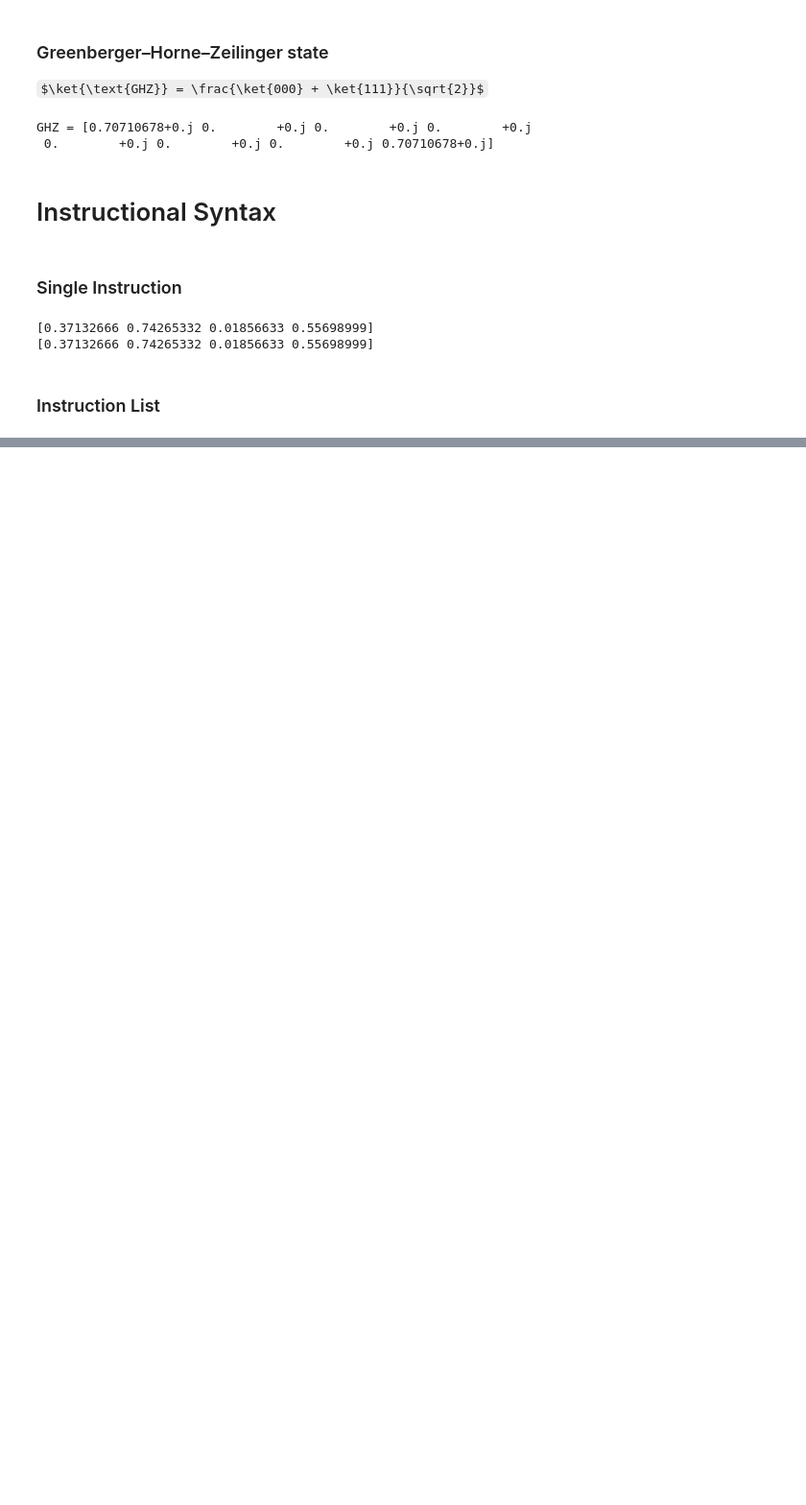
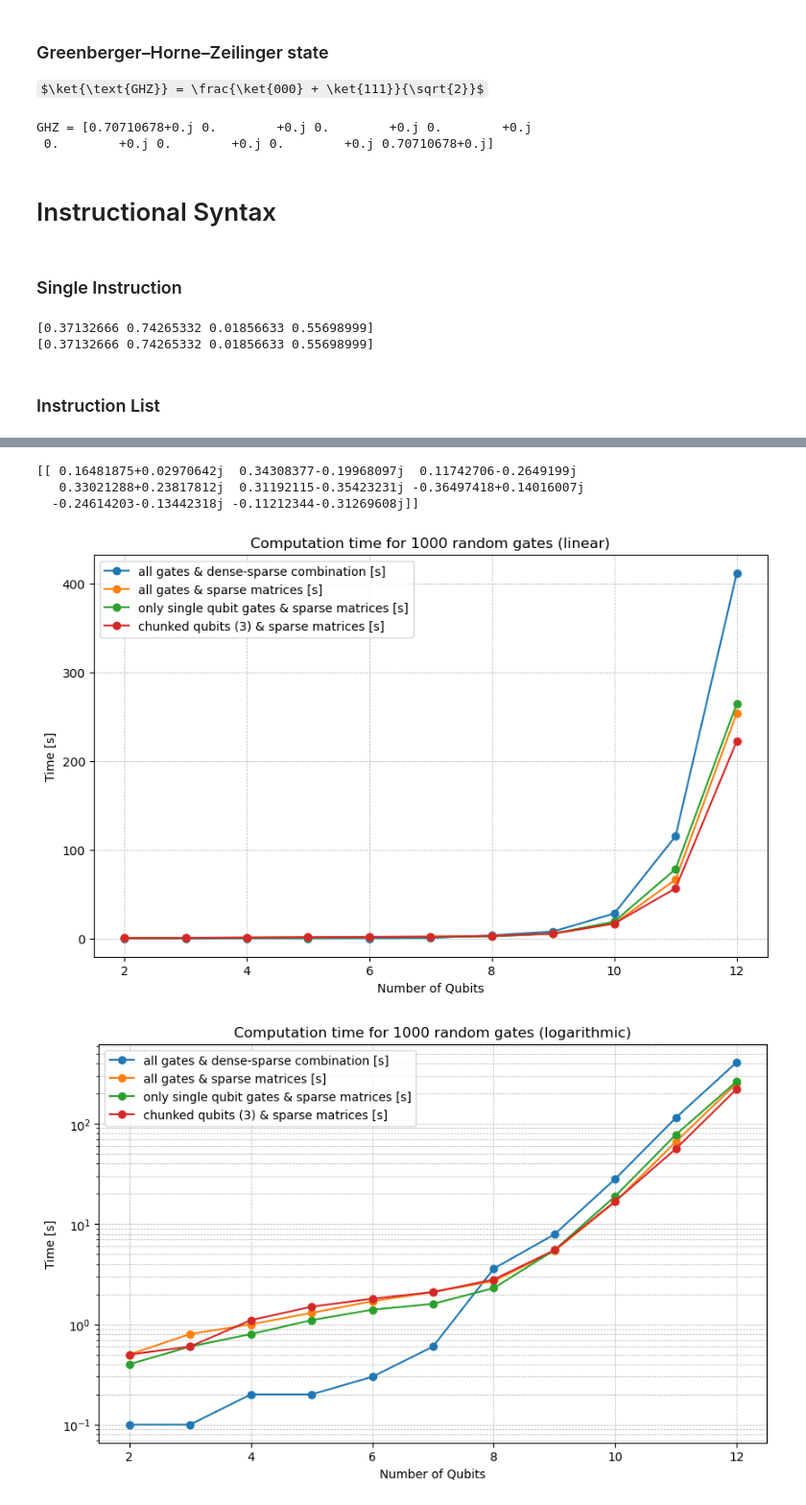
Before and after one commit to Vladulay/quantum-computer-simulation, a Jupyter notebook: tutorial.ipynb, the cells around one changed output, grey strips where cells are left out. Shown at 96% size. Drawn from its saved outputs; the diff is of its cells as text; code cells hidden in the pictures; some formulas as TeX source; blank space fills up the shorter version.

```diff
--- a/tutorial.ipynb
+++ b/tutorial.ipynb
@@ -265,0 +453,68 @@ print(state)
+# %%
+qubit_amount =  3
+
+# state prep |0000...0000〉
+state = np.zeros((2**qubit_amount,))
+state[0] = 1
+state_sparse = csr_matrix(state)
+
+for gate_number in range(0,1000):
+    instr = go.instruction.chunked_random_instruction(qubit_amount,3)
+
+    state_sparse = go.apply_instruction(state_sparse, instr , qubit_amount)
+
+print(state_sparse.toarray().T)
+# %% [output]
+[[ 0.16481875+0.02970642j  0.34308377-0.19968097j  0.11742706-0.2649199j
+   0.33021288+0.23817812j  0.31192115-0.35423231j -0.36497418+0.14016007j
+  -0.24614203-0.13442318j -0.11212344-0.31269608j]]
+# %%
+# Data from the table
+qubits = [2, 3, 4, 5, 6, 7, 8, 9, 10, 11, 12]
+non_sparse = [0.1, 0.1, 0.2, 0.2, 0.3, 0.6, 3.6, 7.9, 28.2, 115.2,411.6]
+all_gates = [0.5, 0.8, 1.0, 1.3, 1.7, 2.1, 2.7, 5.4, 16.7, 66.4, 254.0]
+single_qubit_gates = [0.4, 0.6, 0.8, 1.1, 1.4, 1.6, 2.3, 5.5, 19.0, 78.2, 264.6]
+chunked_gates = [0.5, 0.6, 1.1, 1.5, 1.8, 2.1, 2.8, 5.5, 16.9, 56.5, 222.5]
+
+# Create the plot
+plt.figure(figsize=(10, 6))
+plt.plot(qubits, non_sparse, marker='o', label='all gates & dense-sparse combination [s]')
+plt.plot(qubits, all_gates, marker='o', label='all gates & sparse matrices [s]')
+plt.plot(qubits, single_qubit_gates, marker='o', label='only single qubit gates & sparse matrices [s]')
+plt.plot(qubits, chunked_gates, marker='o', label='chunked qubits (3) & sparse matrices [s]')
+
+# Customize the plot
+plt.title("Computation time for 1000 random gates (linear)")
+plt.xlabel("Number of Qubits")
+plt.ylabel("Time [s]")
+
+plt.grid(True, which="both", linestyle="--", linewidth=0.5)
+plt.legend()
+
+# Show the plot
+plt.show()
+
+
+# another log plot
+# Create the plot
+plt.figure(figsize=(10, 6))
+plt.plot(qubits, non_sparse, marker='o', label='all gates & dense-sparse combination [s]')
+plt.plot(qubits, all_gates, marker='o', label='all gates & sparse matrices [s]')
+plt.plot(qubits, single_qubit_gates, marker='o', label='only single qubit gates & sparse matrices [s]')
+plt.plot(qubits, chunked_gates, marker='o', label='chunked qubits (3) & sparse matrices [s]')
+
+# Customize the plot
+plt.title("Computation time for 1000 random gates (logarithmic)")
+plt.xlabel("Number of Qubits")
+plt.ylabel("Time [s]")
+
+plt.yscale("log")  # Using logarithmic scale for better visibility of differences
+
+plt.grid(True, which="both", linestyle="--", linewidth=0.5)
+plt.legend()
+
+# Show the plot
+plt.show()
+# %% [output]
+[figure, added]
+[figure, added]
```
Also changed, not shown: parts of 23 cells of this notebook, 3 other files.
